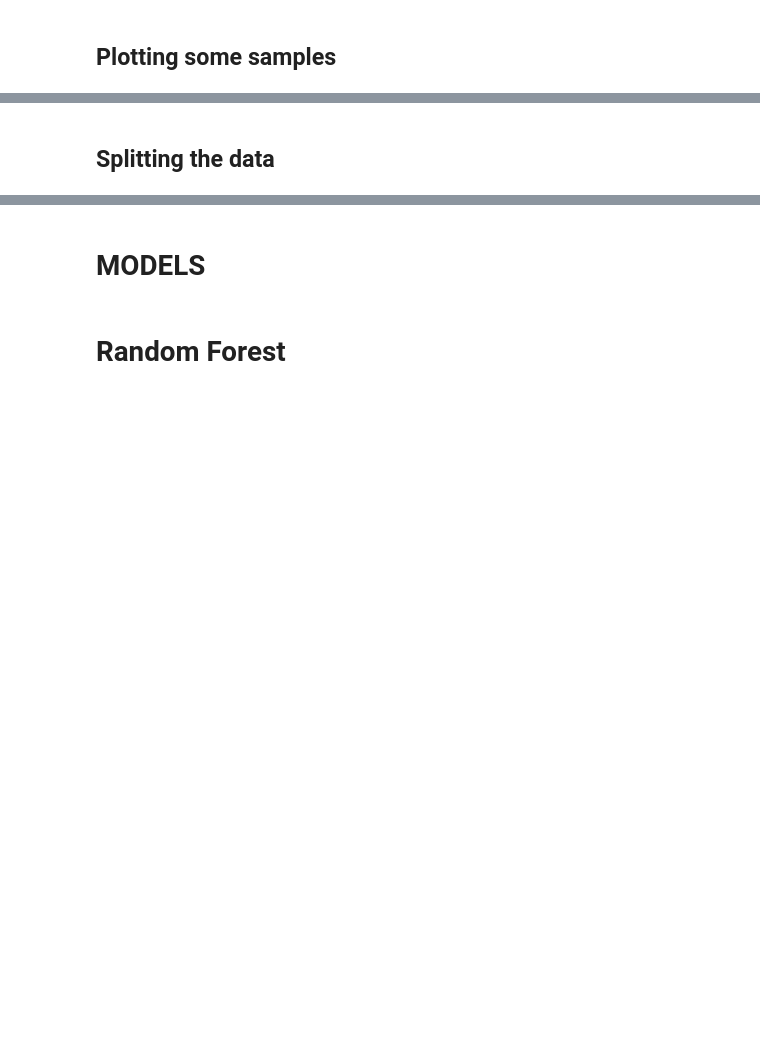
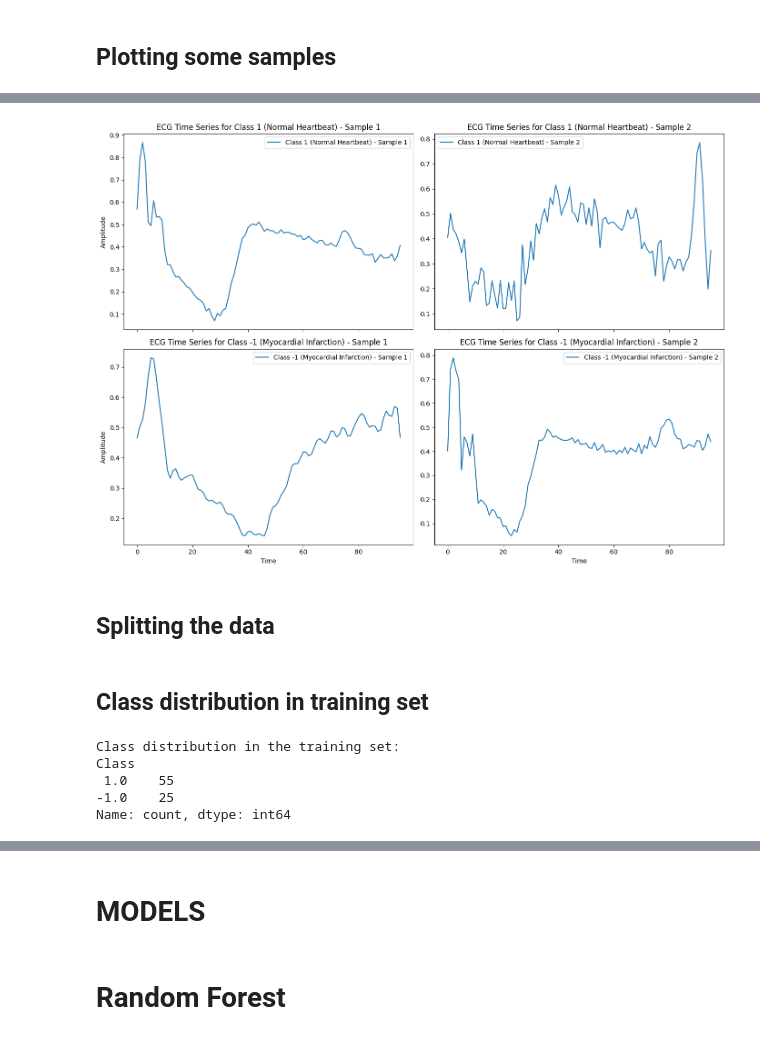
Before and after one commit to MoonFuji/time-series-analysis, a Jupyter notebook: ts.ipynb, the cells around one changed output, grey strips where cells are left out. Drawn from its saved outputs; the diff is of its cells as text; code cells hidden in the pictures; blank space fills up the shorter version.

```diff
--- a/ts.ipynb
+++ b/ts.ipynb
@@ -98,3 +353,47 @@ plt.show()
+# %%
+# Separate data by class
+df_class_1 = df[df['Class'] == 1]
+df_class_minus_1 = df[df['Class'] == -1]
+
+# Randomly select two samples from each class
+samples_class_1 = df_class_1.sample(n=2, random_state=42).values
+samples_class_minus_1 = df_class_minus_1.sample(n=2, random_state=42).values
+
+# Extract the time series data (excluding the class label)
+time_series_class_1_sample1 = samples_class_1[0, 1:]
+time_series_class_1_sample2 = samples_class_1[1, 1:]
+time_series_class_minus_1_sample1 = samples_class_minus_1[0, 1:]
+time_series_class_minus_1_sample2 = samples_class_minus_1[1, 1:]
+
+# Plot the time series data for each sample
+fig, axs = plt.subplots(2, 2, figsize=(14, 10), sharex=True)
+
+# Plot for Class 1
+axs[0, 0].plot(time_series_class_1_sample1, label='Class 1 (Normal Heartbeat) - Sample 1')
+axs[0, 0].set_title('ECG Time Series for Class 1 (Normal Heartbeat) - Sample 1')
+axs[0, 0].set_ylabel('Amplitude')
+axs[0, 0].legend()
+
+axs[0, 1].plot(time_series_class_1_sample2, label='Class 1 (Normal Heartbeat) - Sample 2')
+axs[0, 1].set_title('ECG Time Series for Class 1 (Normal Heartbeat) - Sample 2')
+axs[0, 1].legend()
+
+# Plot for Class -1
+axs[1, 0].plot(time_series_class_minus_1_sample1, label='Class -1 (Myocardial Infarction) - Sample 1')
+axs[1, 0].set_title('ECG Time Series for Class -1 (Myocardial Infarction) - Sample 1')
+axs[1, 0].set_xlabel('Time')
+axs[1, 0].set_ylabel('Amplitude')
+axs[1, 0].legend()
+
+axs[1, 1].plot(time_series_class_minus_1_sample2, label='Class -1 (Myocardial Infarction) - Sample 2')
+axs[1, 1].set_title('ECG Time Series for Class -1 (Myocardial Infarction) - Sample 2')
+axs[1, 1].set_xlabel('Time')
+axs[1, 1].legend()
+
+plt.tight_layout()
+plt.show()
+# %% [output]
+[figure, added]
 # %% [markdown]
 <h2>Splitting the data</h2>
 # %%
@@ -101,0 +401,12 @@ X_train, X_test, y_train, y_test = train_test_split(X_normalized, y, test_size=0
+# %% [markdown]
+<h2>Class distribution in training set</h2>
+# %%
+class_distribution_train = pd.Series(y_train).value_counts()
+print("Class distribution in the training set: ")
+print(class_distribution_train)
+# %% [output]
+Class distribution in the training set:
+Class
+ 1.0    55
+-1.0    25
+Name: count, dtype: int64
```
Also changed, not shown: parts of 56 cells of this notebook.
